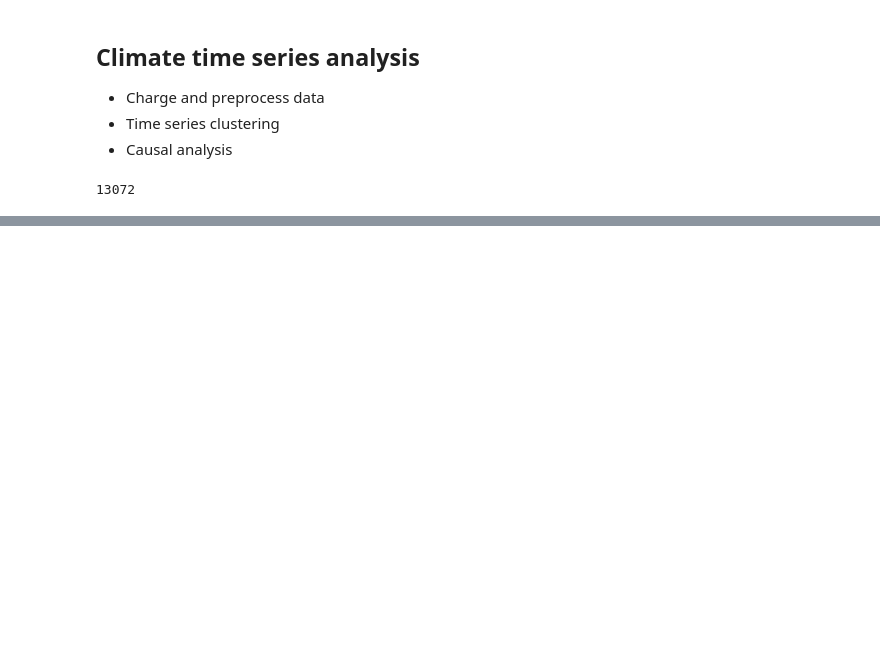
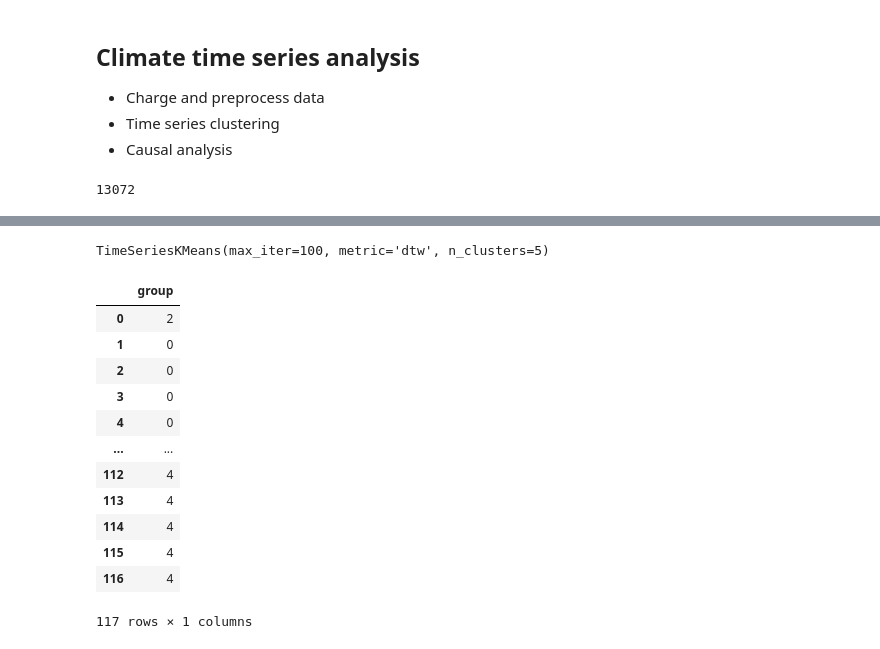
Before and after one commit to oriolus98/master_thesis2, a Jupyter notebook: causal_analysis1.ipynb, the cells around one changed output, grey strips where cells are left out. Drawn from its saved outputs; the diff is of its cells as text; code cells hidden in the pictures; blank space fills up the shorter version.

```diff
--- a/causal_analysis1.ipynb
+++ b/causal_analysis1.ipynb
@@ -61,0 +128,9 @@ Name: 4225, Length: 384, dtype: float64
+# %%
+from tslearn.clustering import TimeSeriesKMeans
+
+model = TimeSeriesKMeans(n_clusters=5, metric="dtw", max_iter=100)
+model.fit(data)
+# %% [output]
+TimeSeriesKMeans(max_iter=100, metric='dtw', n_clusters=5)
+# %%
+y = model.predict(data)
@@ -61,0 +141,16 @@ Name: 4225, Length: 384, dtype: float64
+# %%
+results
+# %% [output]
+|  | group |
+| 0 | 2 |
+| 1 | 0 |
+| 2 | 0 |
+| 3 | 0 |
+| 4 | 0 |
+| ... | ... |
+| 112 | 4 |
+| 113 | 4 |
+| 114 | 4 |
+| 115 | 4 |
+| 116 | 4 |
+117 rows × 1 columns
```
Also changed, not shown: parts of 21 cells of this notebook.
